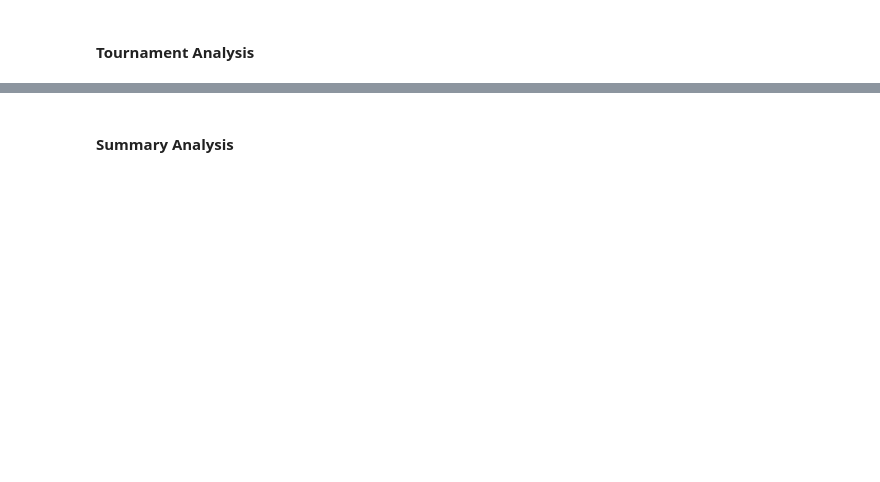
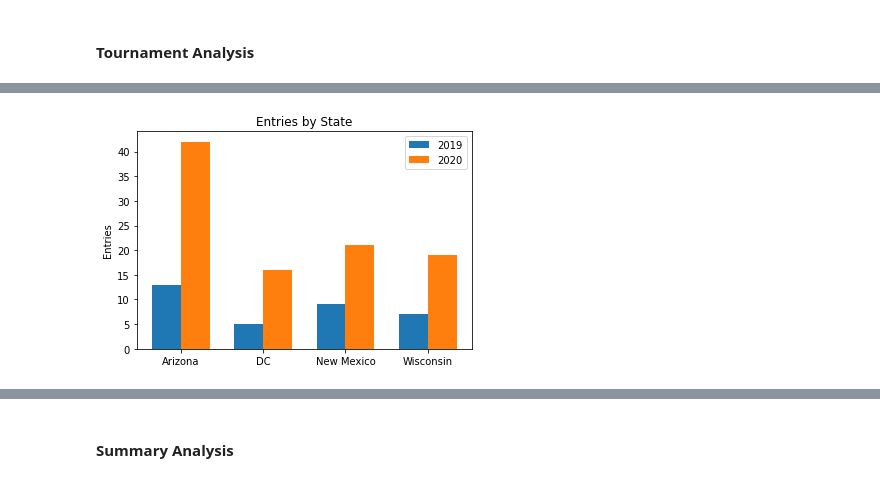
Before and after one commit to petezh/Disclosure, a Jupyter notebook: Entries Analysis.ipynb, the cells around one changed output, grey strips where cells are left out. Cells and saved outputs as stored; diff of their text form; code cells hidden in the pictures; blank space fills up the shorter version.

```diff
--- a/Entries Analysis.ipynb
+++ b/Entries Analysis.ipynb
@@ -272,0 +390,19 @@ yale20
+# %%
+N = 4
+data19 = (13, 5, 9, 7)
+data20 = (42, 16, 21, 19)
+
+ind = np.arange(N)
+width = 0.35
+plt.bar(ind, data19, width, label='2019')
+plt.bar(ind + width, data20, width,
+    label='2020')
+
+plt.ylabel('Entries')
+plt.title('Entries by State')
+
+plt.xticks(ind + width/2, ('Arizona', 'DC', 'New Mexico', 'Wisconsin'))
+plt.legend(loc='best')
+plt.show()
+# %% [output]
+[figure, added]
```
Also changed, not shown: parts of 40 cells of this notebook, 9 other files.
